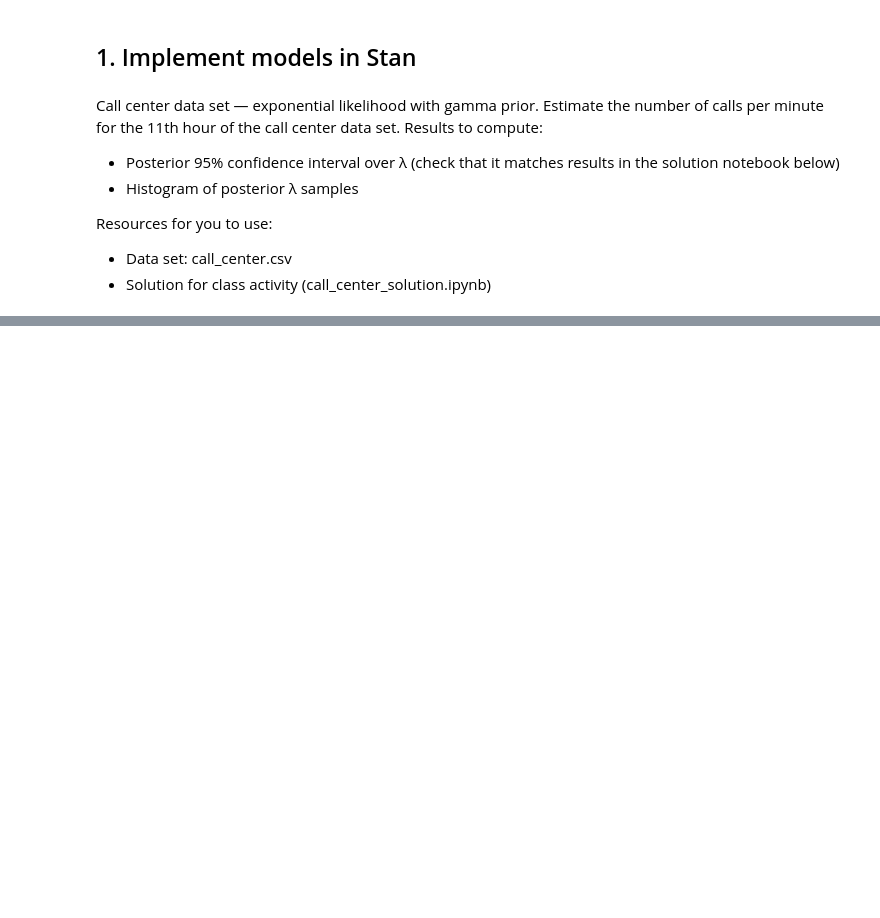
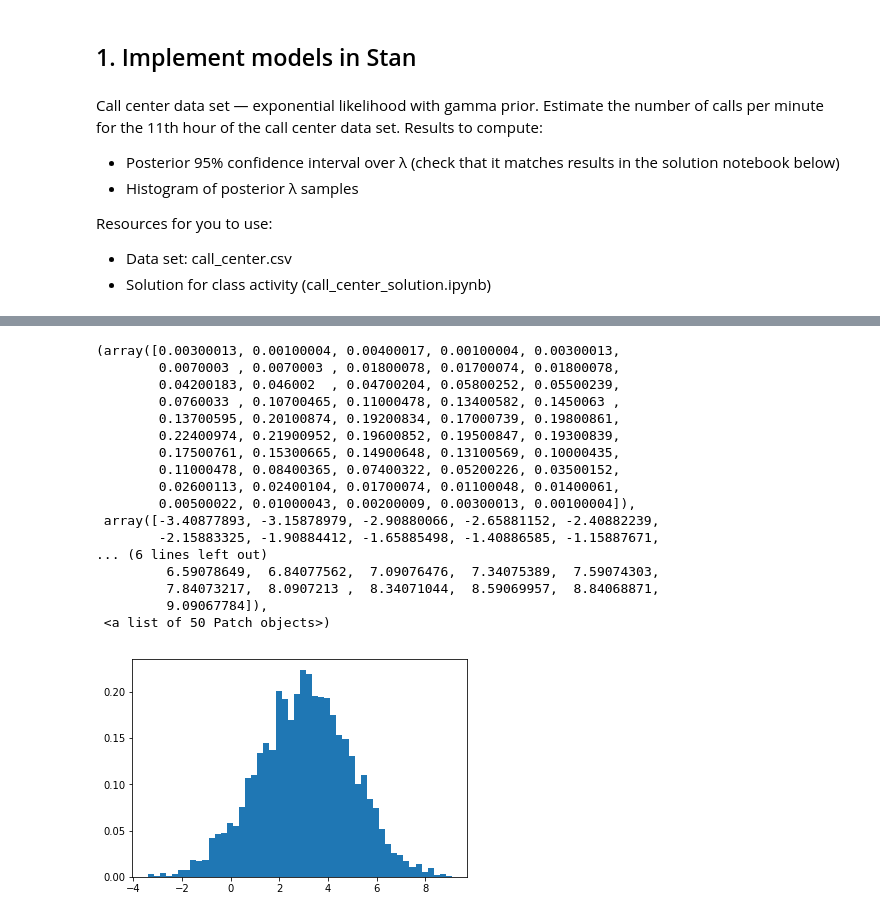
Before and after one commit to thetruejacob/CS146, a Jupyter notebook: Assignment 3/Assignment 3.ipynb, the cells around one changed output, grey strips where cells are left out. Saved outputs shown, nothing was run; the diff lists cells and outputs as text; code cells hidden in the pictures; blank space fills up the shorter version.

```diff
--- a/Assignment 3/Assignment 3.ipynb
+++ b/Assignment 3/Assignment 3.ipynb
@@ -56,0 +123,25 @@ INFO:pystan:COMPILING THE C++ CODE FOR MODEL anon_model_baca347906b172d5959c19aa
+# %%
+stan_code = """
+data {
+   real mu;
+   real nu;
+   real<lower=0> alpha;
+   real<lower=0> beta;
+   int<lower=1> N;
+   real y[N];
+}
+
+parameters {
+    real mean_asdf;
+    real<lower=0> variance_asdf;
+}
+model {
+   mean_asdf ~ normal(mu, variance_asdf/nu);
+   variance_asdf ~ inv_gamma(alpha, beta);
+   y ~ normal(mean_asdf, variance_asdf);
+}
+generated quantities {
+  real y_pred;
+  y_pred = normal_rng(mean_asdf, variance_asdf);
+}
+"""
@@ -61,0 +192,21 @@ AttributeError: 'list' object has no attribute 'items'
+# %%
+plt.hist(posterior_samples['y_pred'], bins=50, density=True)
+# %% [output]
+(array([0.00300013, 0.00100004, 0.00400017, 0.00100004, 0.00300013,
+        0.0070003 , 0.0070003 , 0.01800078, 0.01700074, 0.01800078,
+        0.04200183, 0.046002  , 0.04700204, 0.05800252, 0.05500239,
+        0.0760033 , 0.10700465, 0.11000478, 0.13400582, 0.1450063 ,
+        0.13700595, 0.20100874, 0.19200834, 0.17000739, 0.19800861,
+        0.22400974, 0.21900952, 0.19600852, 0.19500847, 0.19300839,
+        0.17500761, 0.15300665, 0.14900648, 0.13100569, 0.10000435,
+        0.11000478, 0.08400365, 0.07400322, 0.05200226, 0.03500152,
+        0.02600113, 0.02400104, 0.01700074, 0.01100048, 0.01400061,
+        0.00500022, 0.01000043, 0.00200009, 0.00300013, 0.00100004]),
+ array([-3.40877893, -3.15878979, -2.90880066, -2.65881152, -2.40882239,
+        -2.15883325, -1.90884412, -1.65885498, -1.40886585, -1.15887671,
+... (6 lines left out)
+         6.59078649,  6.84077562,  7.09076476,  7.34075389,  7.59074303,
+         7.84073217,  8.0907213 ,  8.34071044,  8.59069957,  8.84068871,
+         9.09067784]),
+ <a list of 50 Patch objects>)
+[figure, added]
```
Also changed, not shown: parts of 21 cells of this notebook, 4 other files.
